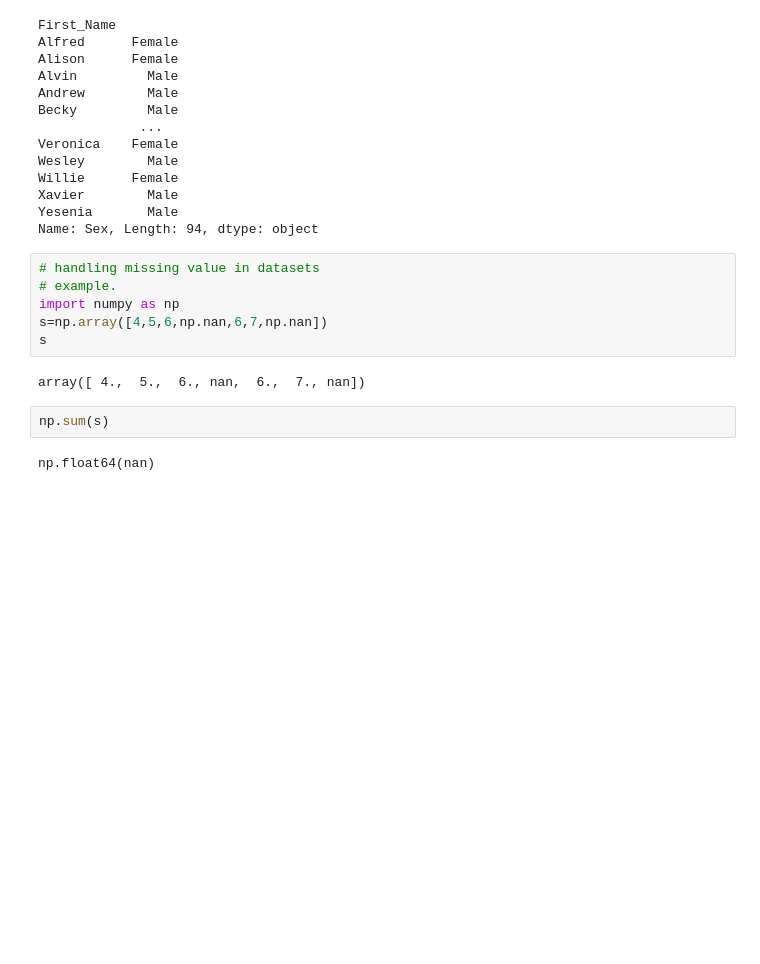
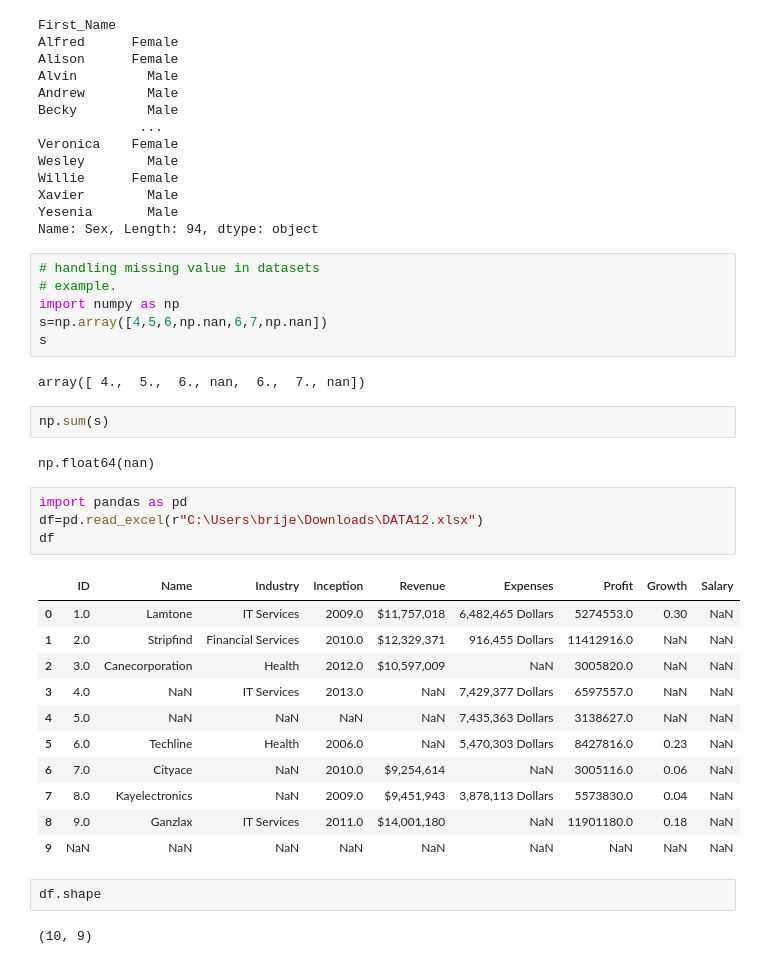
Before and after one commit to Akashyadav-codes/Data_Analyst_Jupyter, a Jupyter notebook: panda.ipynb, the cells around one changed output. Cells and saved outputs as stored; diff of their text form; blank space fills up the shorter version.

```diff
--- a/panda.ipynb
+++ b/panda.ipynb
@@ -1187,3 +1187,23 @@ array([ 4.,  5.,  6., nan,  6.,  7., nan])
 np.sum(s)
 # %% [output]
 np.float64(nan)
+# %%
+import pandas as pd
+df=pd.read_excel(r"C:\Users\brije\Downloads\DATA12.xlsx")
+df
+# %% [output]
+|  | ID | Name | Industry | Inception | Revenue | Expenses | Profit | Growth | Salary |
+| 0 | 1.0 | Lamtone | IT Services | 2009.0 | $11,757,018 | 6,482,465 Dollars | 5274553.0 | 0.30 | NaN |
+| 1 | 2.0 | Stripfind | Financial Services | 2010.0 | $12,329,371 | 916,455 Dollars | 11412916.0 | NaN | NaN |
+| 2 | 3.0 | Canecorporation | Health | 2012.0 | $10,597,009 | NaN | 3005820.0 | NaN | NaN |
+| 3 | 4.0 | NaN | IT Services | 2013.0 | NaN | 7,429,377 Dollars | 6597557.0 | NaN | NaN |
+| 4 | 5.0 | NaN | NaN | NaN | NaN | 7,435,363 Dollars | 3138627.0 | NaN | NaN |
+| 5 | 6.0 | Techline | Health | 2006.0 | NaN | 5,470,303 Dollars | 8427816.0 | 0.23 | NaN |
+| 6 | 7.0 | Cityace | NaN | 2010.0 | $9,254,614 | NaN | 3005116.0 | 0.06 | NaN |
+| 7 | 8.0 | Kayelectronics | NaN | 2009.0 | $9,451,943 | 3,878,113 Dollars | 5573830.0 | 0.04 | NaN |
+| 8 | 9.0 | Ganzlax | IT Services | 2011.0 | $14,001,180 | NaN | 11901180.0 | 0.18 | NaN |
+| 9 | NaN | NaN | NaN | NaN | NaN | NaN | NaN | NaN | NaN |
+# %%
+df.shape
+# %% [output]
+(10, 9)
```
Also changed, not shown: parts of 2 cells of this notebook.
